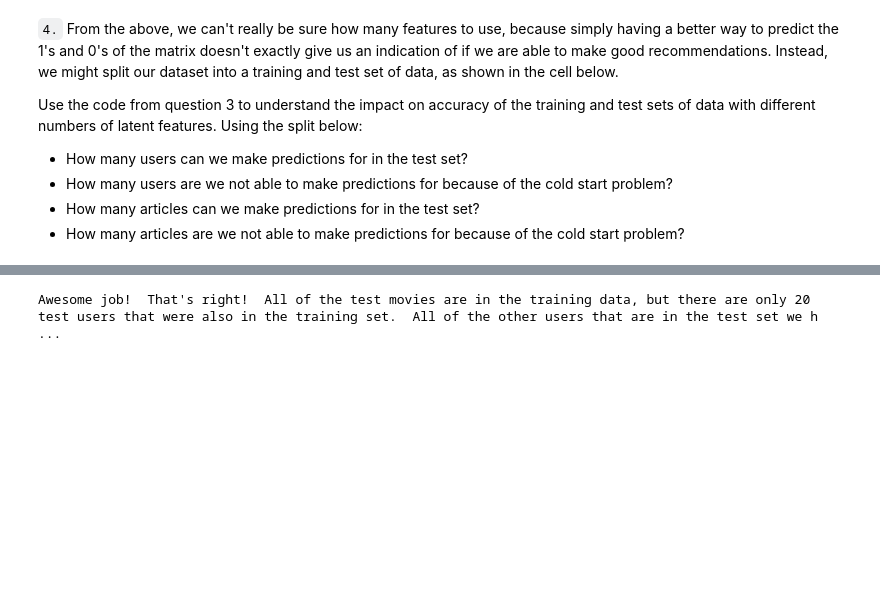
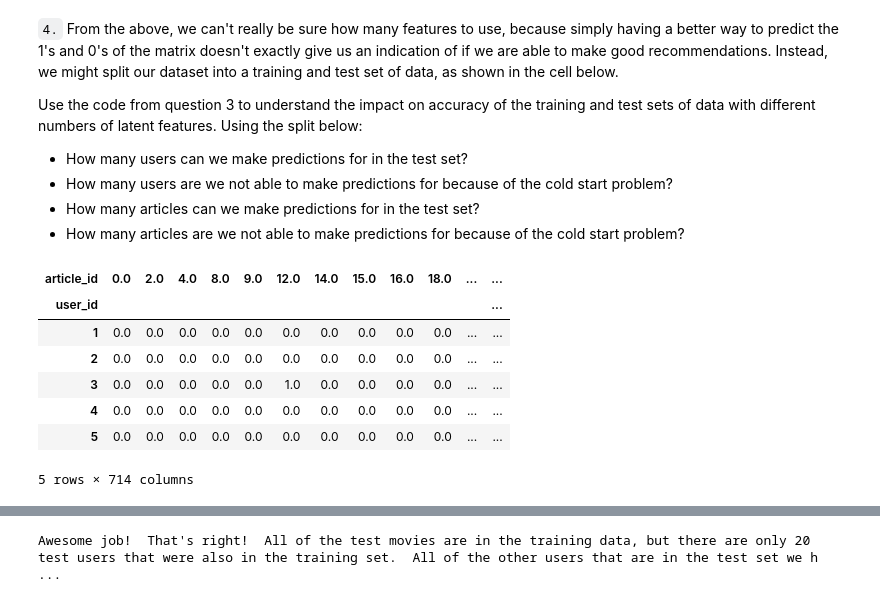
Before and after one commit to dngamage/Recommendations_with_IBM, a Jupyter notebook: Recommendations_with_IBM.ipynb, the cells around one changed output, grey strips where cells are left out. Drawn from its saved outputs; the diff is of its cells as text; code cells hidden in the pictures; blank space fills up the shorter version.

```diff
--- a/Recommendations_with_IBM.ipynb
+++ b/Recommendations_with_IBM.ipynb
@@ -932,6 +932,13 @@ Use the code from question 3 to understand the impact on accuracy of the trainin
 # %%
 df_train = df.head(40000)
 df_test = df.tail(5993)
+
+user_item_train = None
+user_item_test = None
+train_idx = None
+test_idx = None
+train_arts = None
+test_arts =  None
 
 def create_test_and_train_user_item(df_train, df_test):
     '''
@@ -950,26 +957,31 @@ def create_test_and_train_user_item(df_train, df_test):
     '''
     # Your code here
 
-    # User-item matrix of the training dataframe
     user_item_train = create_user_item_matrix(df_train)
-
-    # User-item matrix of the testing dataframe
     user_item_test = create_user_item_matrix(df_test)
 
-    # Revise user_item_test to only include users and articles that are also found in user_item_train to avoid the cold start problem
-    # List for train & test data - rows and columns values
-    # The rows to be used for test data
-    train_idx = set(user_item_train.index)
-    test_idx = set(user_item_test.index)
-    common_rows = train_idx.intersection(test_idx)
+    train_idx = set(df_train['user_id'].values)
+    train_arts = set(df_train['article_id'].values)
 
-    # The columns to be used for test data
-    train_arts = set(user_item_train.columns)
-    test_arts = set(user_item_test.columns)
-    common_cols = train_arts.intersection(test_arts)
+    test_idx = set(df_test['user_id'].values)
+    test_arts = set(df_test['article_id'].values)
 
-    user_item_test = user_item_test.loc[common_rows, common_cols]
+    match_idx = list(train_idx.intersection(test_idx))
+    match_arts = list(train_arts.intersection(test_arts))
+
+    user_item_test = user_item_test.loc[match_idx, match_arts]
 
     return user_item_train, user_item_test, test_idx, test_arts
 
 user_item_train, user_item_test, test_idx, test_arts = create_test_and_train_user_item(df_train, df_test)
+# %%
+user_item_train.head()
+# %% [output]
+| article_id | 0.0 | 2.0 | 4.0 | 8.0 | 9.0 | 12.0 | 14.0 | 15.0 | 16.0 | 18.0 | ... | ... |
+| user_id |  |  |  |  |  |  |  |  |  |  |  | ... |
+| 1 | 0.0 | 0.0 | 0.0 | 0.0 | 0.0 | 0.0 | 0.0 | 0.0 | 0.0 | 0.0 | ... | ... |
+| 2 | 0.0 | 0.0 | 0.0 | 0.0 | 0.0 | 0.0 | 0.0 | 0.0 | 0.0 | 0.0 | ... | ... |
+| 3 | 0.0 | 0.0 | 0.0 | 0.0 | 0.0 | 1.0 | 0.0 | 0.0 | 0.0 | 0.0 | ... | ... |
+| 4 | 0.0 | 0.0 | 0.0 | 0.0 | 0.0 | 0.0 | 0.0 | 0.0 | 0.0 | 0.0 | ... | ... |
+| 5 | 0.0 | 0.0 | 0.0 | 0.0 | 0.0 | 0.0 | 0.0 | 0.0 | 0.0 | 0.0 | ... | ... |
+5 rows × 714 columns
```
Also changed, not shown: parts of 6 cells of this notebook, 1 other file.
